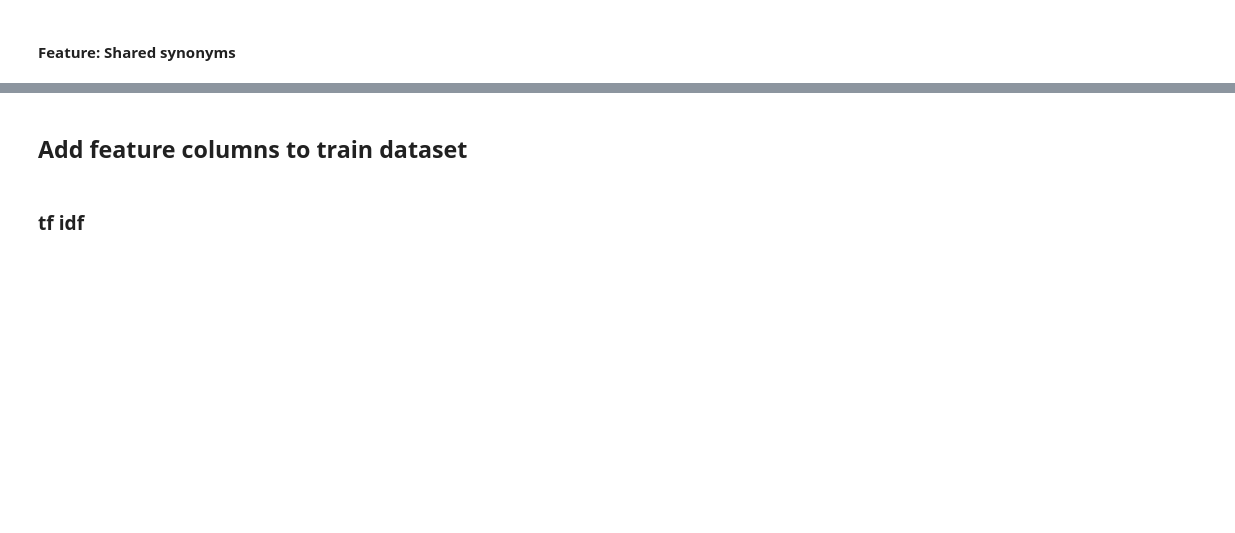
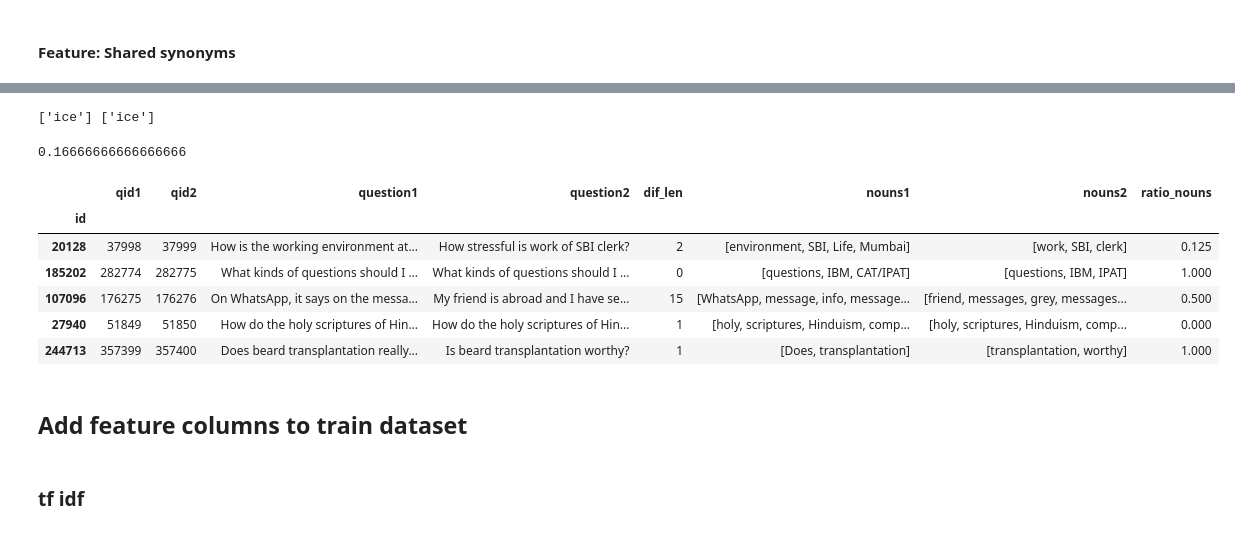
Before and after one commit to jaime-endika/kagglequora, a Jupyter notebook: Quora duplicate questions.ipynb, the cells around one changed output, grey strips where cells are left out. Cells and saved outputs as stored; diff of their text form; code cells hidden in the pictures; blank space fills up the shorter version.

```diff
--- a/Quora duplicate questions.ipynb
+++ b/Quora duplicate questions.ipynb
@@ -154,3 +221,32 @@ clause_q1==clause_q2
+# %%
+q1_list=X_train['nouns1'].tolist()
+q2_list=X_train['nouns2'].tolist()
+# %%
+dis=[]
+for i in range (len(q1_list)):
+    if i==185202:
+        print(q1_list[i],q2_list[i])
+    dis.append(jaccard_dis(q1_list[i],q2_list[i]))
+# %% [output]
+['ice'] ['ice']
+# %%
+X_train.drop('ration_nouns',axis=1,inplace=True)
+# %%
+X_train['ratio_nouns']=pd.Series(dis)
+# %%
+jaccard_dis(X_train.loc[20128,'nouns1'],X_train.loc[20128,'nouns2'])
+# %% [output]
+0.16666666666666666
+# %%
+X_train.head()
+# %% [output]
+|  | qid1 | qid2 | question1 | question2 | dif_len | nouns1 | nouns2 | ratio_nouns |
+| id |  |  |  |  |  |  |  |  |
+| 20128 | 37998 | 37999 | How is the working environment at... | How stressful is work of SBI clerk? | 2 | [environment, SBI, Life, Mumbai] | [work, SBI, clerk] | 0.125 |
+| 185202 | 282774 | 282775 | What kinds of questions should I ... | What kinds of questions should I ... | 0 | [questions, IBM, CAT/IPAT] | [questions, IBM, IPAT] | 1.000 |
+| 107096 | 176275 | 176276 | On WhatsApp, it says on the messa... | My friend is abroad and I have se... | 15 | [WhatsApp, message, info, message... | [friend, messages, grey, messages... | 0.500 |
+| 27940 | 51849 | 51850 | How do the holy scriptures of Hin... | How do the holy scriptures of Hin... | 1 | [holy, scriptures, Hinduism, comp... | [holy, scriptures, Hinduism, comp... | 0.000 |
+| 244713 | 357399 | 357400 | Does beard transplantation really... | Is beard transplantation worthy? | 1 | [Does, transplantation] | [transplantation, worthy] | 1.000 |
 # %% [markdown]
 ## Add feature columns to train dataset
 # %% [markdown]
```
Also changed, not shown: parts of 37 cells of this notebook.
